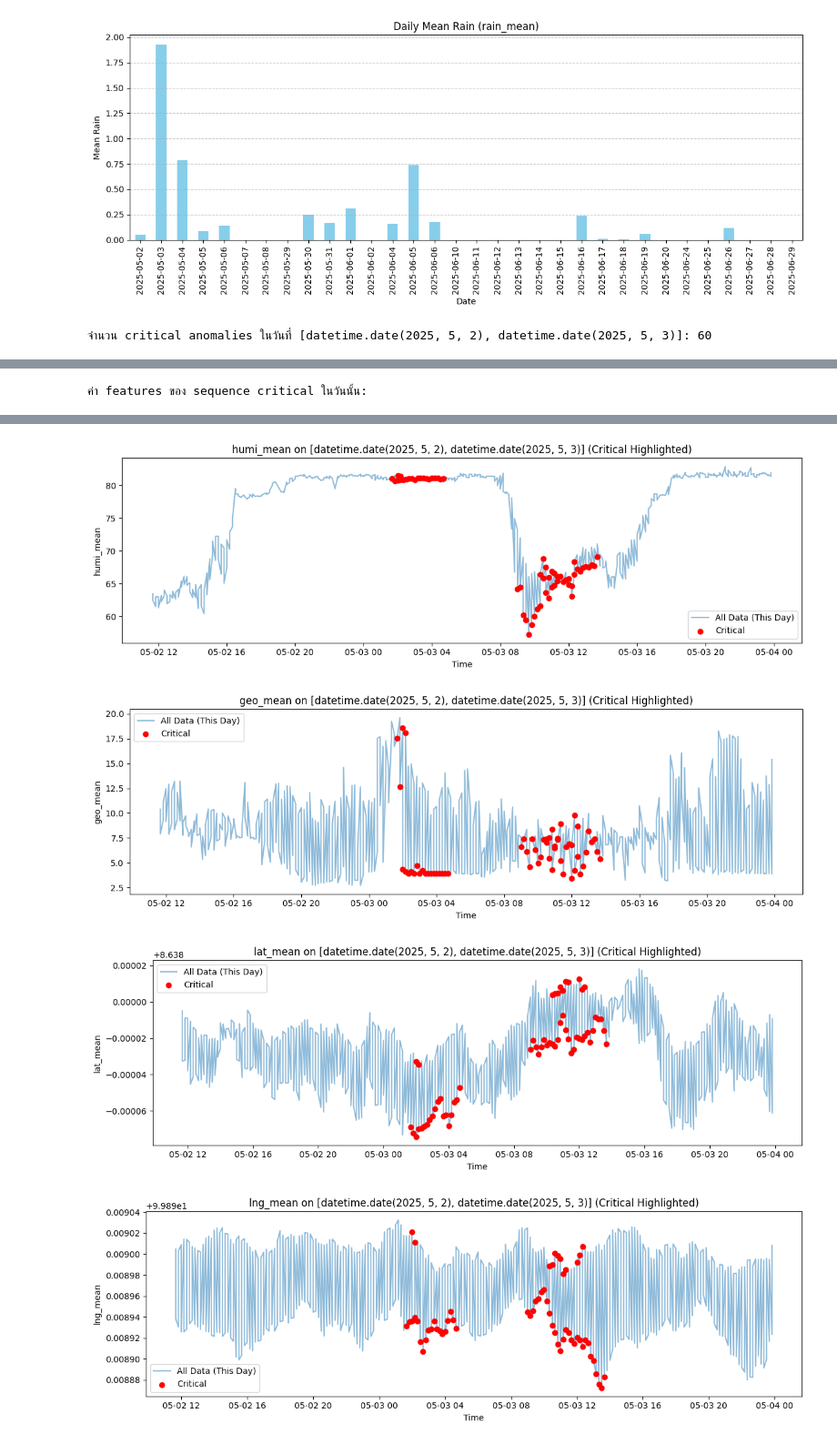
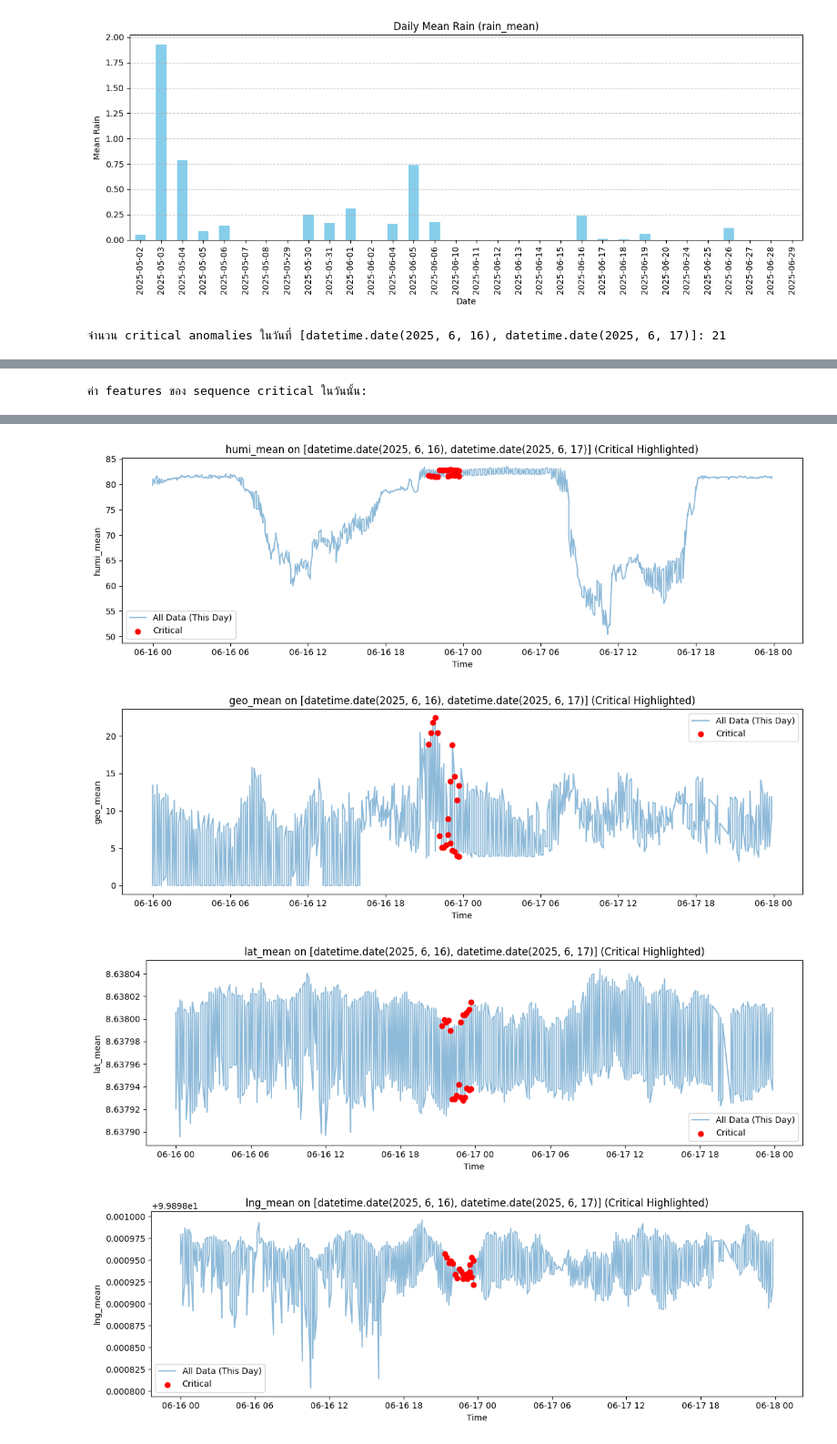
Before and after one commit to Ahmadaduwa/Landslide, a Jupyter notebook: models/LSTM_Autoencoders/LSTM_Autoencoders4.ipynb, the cells around one changed output, grey strips where cells are left out. Shown at 91% size. Drawn from its saved outputs; the diff is of its cells as text; code cells hidden in the pictures.

```diff
--- a/models/LSTM_Autoencoders/LSTM_Autoencoders4.ipynb
+++ b/models/LSTM_Autoencoders/LSTM_Autoencoders4.ipynb
@@ -359,10 +359,10 @@ df_results = pd.DataFrame({
 # %%
 
 # === 8. คำนวณ thresholds และกำหนด Anomaly Level ===
-threshold_warning = np.percentile(reconstruction_error, 95)
+threshold_warning = 0.008
 threshold_critical = np.percentile(reconstruction_error, 99)
-#threshold_warning = 0.01042
-#threshold_critical = 0.02444
+#threshold_warning = 0.00758 95%
+#threshold_critical = 0.01009 99%
 
 def classify_anomaly(err):
     if err > threshold_critical:
@@ -537,12 +537,12 @@ plt.show()
 from IPython.display import display
 
 # เลือกเฉพาะวันที่ 15 ถึง 18 มิ.ย. 2025
-dates_of_interest = [pd.to_datetime(f'2025-05-{day:02d}').date() for day in range(2, 4)]
+dates_of_interest = [pd.to_datetime(f'2025-06-{day:02d}').date() for day in range(16, 18)]
 
 # กรองข้อมูลที่ anomaly_level เป็น critical และอยู่ในวันที่ที่สนใจ
 critical_on_date = df_results[
     (df_results['timestamp'].dt.date.isin(dates_of_interest)) &
-    (df_results['anomaly_level'] == 'critical')
+    (df_results['anomaly_level'] == 'warning')  # เปลี่ยนเป็น 'critical' ถ้าต้องการเฉพาะ critical
 ]
 
 print(f"จำนวน critical anomalies ในวันที่ {dates_of_interest}: {len(critical_on_date)}")
@@ -603,5 +603,5 @@ for feature in features_to_show:
     plt.tight_layout()
     plt.show()
 # %% [output]
-จำนวน critical anomalies ในวันที่ [datetime.date(2025, 5, 2), datetime.date(2025, 5, 3)]: 60
+จำนวน critical anomalies ในวันที่ [datetime.date(2025, 6, 16), datetime.date(2025, 6, 17)]: 21
 |  | devID | timestamp | reconstruction_error | original_df_index |
@@ -646,4 +646,4 @@ for feature in features_to_show:
-[figure, old version]
+[figure, new version]
-[figure, old version]
+[figure, new version]
-[figure, old version]
+[figure, new version]
-[figure, old version]
+[figure, new version]
```
Also changed, not shown: parts of 11 cells of this notebook.
